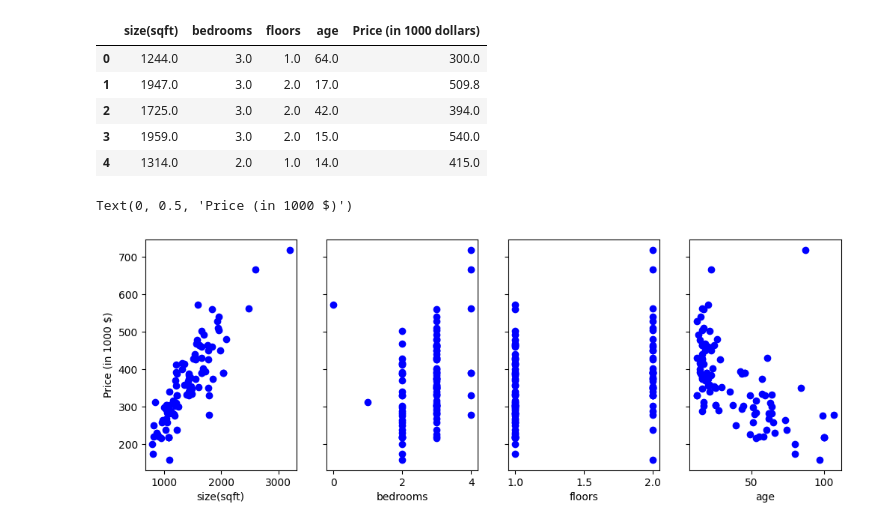
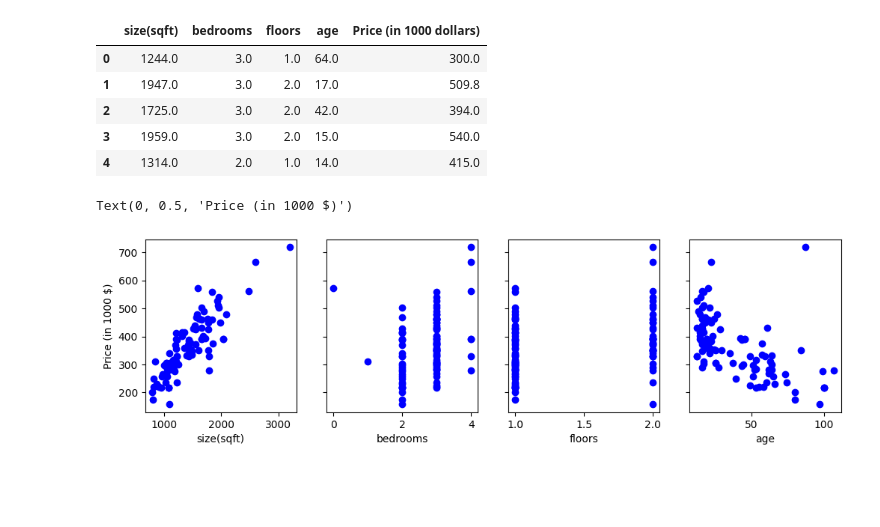
Before and after one commit to ManishJyani/SupervisedMLAndrewNg, a Jupyter notebook: Week02.ipynb, the cells around one changed output. Drawn from its saved outputs; the diff is of its cells as text; code cells hidden in the pictures; blank space fills up the shorter version.

```diff
--- a/Week02.ipynb
+++ b/Week02.ipynb
@@ -38,12 +41,12 @@ df.head()
 | 4 | 1314.0 | 2.0 | 1.0 | 14.0 | 415.0 |
 # %%
 # how output looks like on the features:
-fig, ax = plt.subplots(1,4, figsize= (12,4),sharey=True)
+fig, ax = plt.subplots(1,4, figsize= (12,3),sharey=True)
 for i in range(len(X_features)):
     ax[i].scatter(X_train[:,i],y_train,c='b')
     ax[i].set_xlabel(X_features[i])
 
 ax[0].set_ylabel("Price (in 1000 $)")
 # %% [output]
 Text(0, 0.5, 'Price (in 1000 $)')
-[figure, old version]
+[figure, new version]
```
Also changed, not shown: parts of 19 cells of this notebook.
